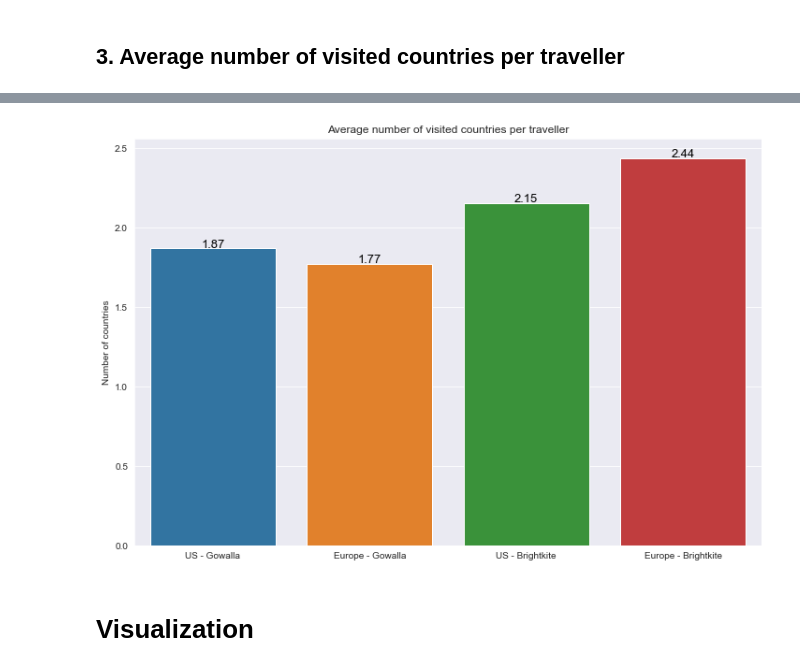
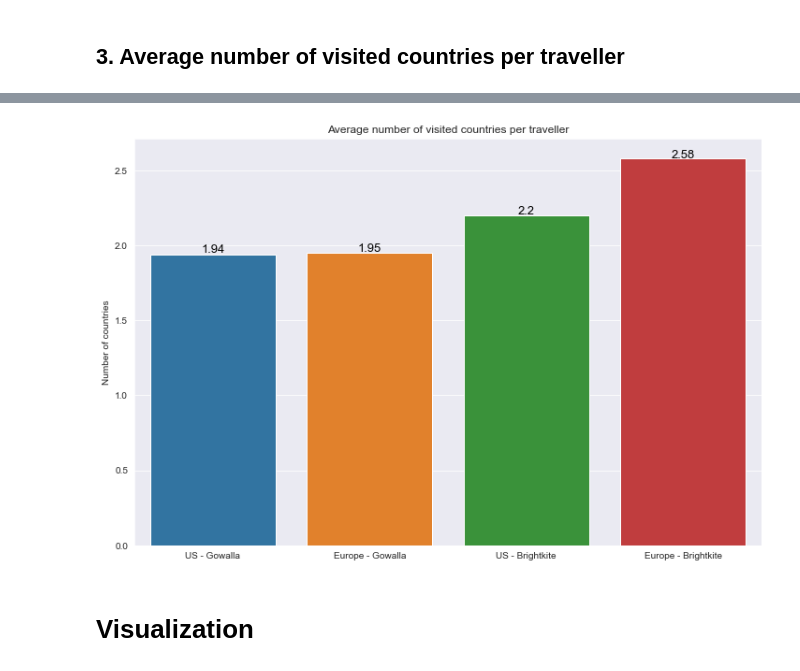
Before and after one commit to epfl-ada/ada-2020-project-milestone-p3-p3_runtime-error, a Jupyter notebook: creative_extension.ipynb, the cells around one changed output, grey strips where cells are left out. Cells and saved outputs as stored; diff of their text form; code cells hidden in the pictures.

```diff
--- a/creative_extension.ipynb
+++ b/creative_extension.ipynb
@@ -864,7 +1041,7 @@ fig.savefig("part_of_pop_out_eu_vs_us.png")
 # %% [markdown]
 ## 3. Average number of visited countries per traveller
 # %%
-gowalla_us_travel_out_of_country = gowalla_checkins[(gowalla_checkins.country_checkin != gowalla_checkins.country_home) & (gowalla_checkins.country_home == 'united states')].user.nunique()
+gowalla_us_travel_out_of_country = gowalla_far_checkins[(gowalla_far_checkins.country_checkin != gowalla_far_checkins.country_home) & (gowalla_far_checkins.country_home == 'united states')].user.nunique()
 gowalla_us_number_visited_contries = gowalla_trips_full[gowalla_trips_full.country_home == 'united states'].user.sum()
 print('Average number of visited countries per US traveller:', gowalla_us_number_visited_contries/gowalla_us_travel_out_of_country,'(Gowalla)')
 # %% [output]
@@ -872,5 +1049,5 @@ Average number of visited countries per US traveller: 1.8689655172413793 (Gowall
 # %%
-brightkite_us_travel_out_of_country = brightkite_checkins[(brightkite_checkins.country_checkin != brightkite_checkins.country_home) & (brightkite_checkins.country_home == 'united states')].user.nunique()
+brightkite_us_travel_out_of_country = brightkite_far_checkins[(brightkite_far_checkins.country_checkin != brightkite_far_checkins.country_home) & (brightkite_far_checkins.country_home == 'united states')].user.nunique()
 brightkite_us_number_visited_contries = brightkite_trips_full[brightkite_trips_full.country_home == 'united states'].user.sum()
 print('Average number of visited countries per US traveller:', brightkite_us_number_visited_contries/brightkite_us_travel_out_of_country,'(Brightkite)')
 # %% [output]
@@ -878,5 +1055,5 @@ Average number of visited countries per US traveller: 2.15255376344086 (Brightki
 # %%
-gowalla_eur_travel_out_of_country = gowalla_checkins[(gowalla_checkins.country_checkin != gowalla_checkins.country_home) & (gowalla_checkins.continent_home == 'europe')].user.nunique()
+gowalla_eur_travel_out_of_country = gowalla_far_checkins[(gowalla_far_checkins.country_checkin != gowalla_far_checkins.country_home) & (gowalla_far_checkins.continent_home == 'europe')].user.nunique()
 gowalla_eur_number_visited_contries = gowalla_trips_full[gowalla_trips_full.continent_home == 'europe'].user.sum()
 print('Average number of visited countries per European traveller:', gowalla_eur_number_visited_contries/gowalla_eur_travel_out_of_country,'(Gowalla)')
 # %% [output]
@@ -884,5 +1061,5 @@ Average number of visited countries per European traveller: 1.7710731526178982 (
 # %%
-brightkite_eur_travel_out_of_country = brightkite_checkins[(brightkite_checkins.country_checkin != brightkite_checkins.country_home) & (brightkite_checkins.continent_home == 'europe')].user.nunique()
+brightkite_eur_travel_out_of_country = brightkite_far_checkins[(brightkite_far_checkins.country_checkin != brightkite_far_checkins.country_home) & (brightkite_far_checkins.continent_home == 'europe')].user.nunique()
 brightkite_eur_number_visited_contries = brightkite_trips_full[brightkite_trips_full.continent_home == 'europe'].user.sum()
 print('Average number of visited countries per European traveller:', brightkite_eur_number_visited_contries/brightkite_eur_travel_out_of_country,'(Brightkite)')
 # %% [output]
@@ -890,23 +1067,23 @@ Average number of visited countries per European traveller: 2.4367278797996663 (
 # %%
 y=[gowalla_us_number_visited_contries/gowalla_us_travel_out_of_country,
    gowalla_eur_number_visited_contries/gowalla_eur_travel_out_of_country,
    brightkite_us_number_visited_contries/brightkite_us_travel_out_of_country,
    brightkite_eur_number_visited_contries/brightkite_eur_travel_out_of_country]
 
 x=['US - Gowalla', 'Europe - Gowalla', 'US - Brightkite', 'Europe - Brightkite']
 
 sns.set_style("darkgrid")
 plt.figure(figsize=(12, 8))
 fig = sns.barplot(x,y)
 fig.set(title='Average number of visited countries per traveller', ylabel = 'Number of countries')
-fig.text(0, 1.87, s = round(y[0], 2), color='black', ha="center", fontsize = 13)
-fig.text(1, 1.78, s = round(y[1], 2), color='black', ha="center", fontsize = 13)
-fig.text(2, 2.16, s = round(y[2], 2), color='black', ha="center", fontsize = 13)
-fig.text(3, 2.44, s = round(y[3], 2), color='black', ha="center", fontsize = 13)
+fig.text(0, 1.95, s = round(y[0], 2), color='black', ha="center", fontsize = 13)
+fig.text(1, 1.96, s = round(y[1], 2), color='black', ha="center", fontsize = 13)
+fig.text(2, 2.21, s = round(y[2], 2), color='black', ha="center", fontsize = 13)
+fig.text(3, 2.58, s = round(y[3], 2), color='black', ha="center", fontsize = 13)
 fig = fig.get_figure()
 fig.savefig("countries_per_traveller_eu_vs_us.png")
 # %% [output]
-[figure, old version]
+[figure, new version]
 # %% [markdown]
 # Visualization
 # %%
```
Also changed, not shown: parts of 62 cells of this notebook, 1 other file.
